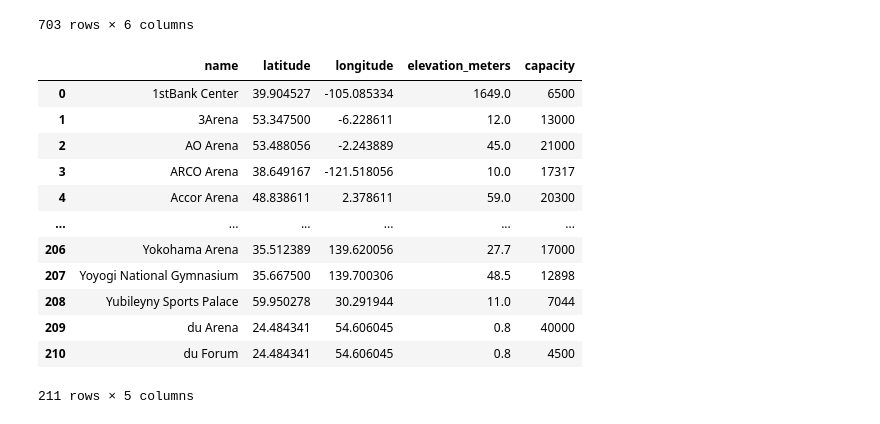
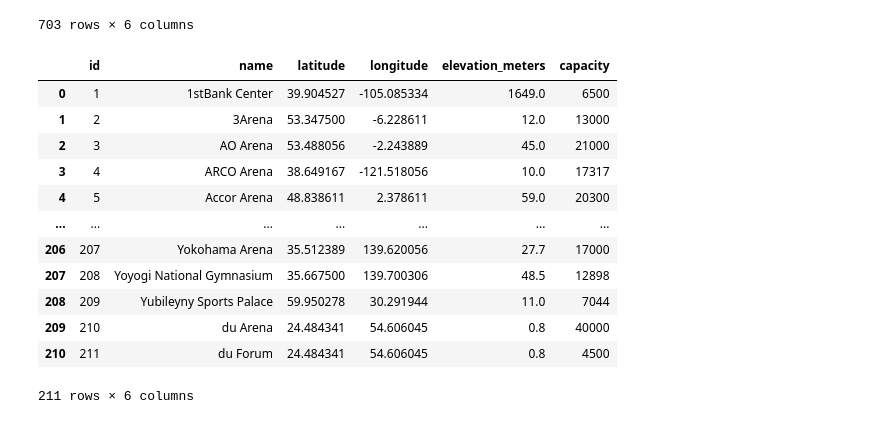
Before and after one commit to ehan03/thesis-stuff, a Jupyter notebook: src/scrapers_misc/wikipedia_events/events_and_venues.ipynb, the cells around one changed output. Cells and saved outputs as stored; diff of their text form; code cells hidden in the pictures.

```diff
--- a/src/scrapers_misc/wikipedia_events/events_and_venues.ipynb
+++ b/src/scrapers_misc/wikipedia_events/events_and_venues.ipynb
@@ -262,43 +262,45 @@ venues_dict_list = [
     {"name": "The O2 Arena", "latitude": 51.5029, "longitude": 0.0032, "elevation_meters": 22.6, "capacity": 20000},
     {"name": "The Palace of Auburn Hills", "latitude": 42.69694444444444, "longitude": -83.24555555555555, "elevation_meters": 294.0, "capacity": 23000},
     {"name": "The SSE Arena", "latitude": 54.60416666666667, "longitude": -5.915, "elevation_meters": 16.0, "capacity": 11058},
     {"name": "The SSE Hydro", "latitude": 55.860297, "longitude": -4.284926, "elevation_meters": 5.7, "capacity": 14500},
     {"name": "The Theater at Virgin Hotels", "latitude": 36.110498, "longitude": -115.154027, "elevation_meters": 626.0, "capacity": 4500},
     {"name": "Thomas & Mack Center", "latitude": 36.105000000000004, "longitude": -115.14416666666668, "elevation_meters": 620.0, "capacity": 18645},
     {"name": "Times Union Center", "latitude": 42.64861111111111, "longitude": -73.75472222222223, "elevation_meters": 14.0, "capacity": 17500},
     {"name": "Tingley Coliseum", "latitude": 35.082413888888894, "longitude": -106.57242777777778, "elevation_meters": 1615.3, "capacity": 11571},
     {"name": "Tokyo Bay NK Hall", "latitude": 35.62675, "longitude": 139.87524444444446, "elevation_meters": 5.0, "capacity": 7000},
     {"name": "Toyota Center", "latitude": 29.750833333333333, "longitude": -95.36222222222221, "elevation_meters": 14.0, "capacity": 19300},
     {"name": "Trump Taj Mahal", "latitude": 39.358653, "longitude": -74.419777, "elevation_meters": 2.1, "capacity": 5000},
     {"name": "U.S. Bank Arena", "latitude": 39.09777777777778, "longitude": -84.50444444444445, "elevation_meters": 149.0, "capacity": 17556},
     {"name": "UBS Arena", "latitude": 40.71179, "longitude": -73.72604, "elevation_meters": 23.0, "capacity": 19000},
     {"name": "UFC Apex", "latitude": 36.068000000000005, "longitude": -115.22800000000001, "elevation_meters": 733.8, "capacity": 1000},
     {"name": "USF Sun Dome", "latitude": 28.05923611111111, "longitude": -82.40647222222223, "elevation_meters": 19.5, "capacity": 10500},
     {"name": "Uber Arena", "latitude": 52.50555555555555, "longitude": 13.443333333333333, "elevation_meters": 34.0, "capacity": 17000},
     {"name": "United Center", "latitude": 41.88055555555555, "longitude": -87.67416666666666, "elevation_meters": 181.0, "capacity": 23500},
     {"name": "VyStar Veterans Memorial Arena", "latitude": 30.325769444444443, "longitude": -81.64506944444445, "elevation_meters": 5.0, "capacity": 15000},
     {"name": "Wells Fargo Center", "latitude": 39.901111111111106, "longitude": -75.17194444444445, "elevation_meters": 7.0, "capacity": 21000},
     {"name": "Wembley Arena", "latitude": 51.558055555555555, "longitude": -0.28305555555555556, "elevation_meters": 50.0, "capacity": 12500},
     {"name": "Yokohama Arena", "latitude": 35.512388888888886, "longitude": 139.62005555555555, "elevation_meters": 27.7, "capacity": 17000},
     {"name": "Yoyogi National Gymnasium", "latitude": 35.6675, "longitude": 139.70030555555553, "elevation_meters": 48.5, "capacity": 12898},
     {"name": "Yubileyny Sports Palace", "latitude": 59.95027777777778, "longitude": 30.291944444444447, "elevation_meters": 11.0, "capacity": 7044},
     {"name": "du Arena", "latitude": 24.48434061111111, "longitude": 54.606045305555554, "elevation_meters": 0.8, "capacity": 40000},
     {"name": "du Forum", "latitude": 24.48434061111111, "longitude": 54.606045305555554, "elevation_meters": 0.8, "capacity": 4500},
 ]
 
 venues = pd.DataFrame(venues_dict_list)
+venues["id"] = range(1, len(venues) + 1)
+venues = venues[["id", "name", "latitude", "longitude", "elevation_meters", "capacity"]]
 venues
 # %% [output]
-|  | name | latitude | longitude | elevation_meters | capacity |
-| 0 | 1stBank Center | 39.904527 | -105.085334 | 1649.0 | 6500 |
-| 1 | 3Arena | 53.347500 | -6.228611 | 12.0 | 13000 |
-| 2 | AO Arena | 53.488056 | -2.243889 | 45.0 | 21000 |
-| 3 | ARCO Arena | 38.649167 | -121.518056 | 10.0 | 17317 |
-| 4 | Accor Arena | 48.838611 | 2.378611 | 59.0 | 20300 |
-| ... | ... | ... | ... | ... | ... |
-| 206 | Yokohama Arena | 35.512389 | 139.620056 | 27.7 | 17000 |
-| 207 | Yoyogi National Gymnasium | 35.667500 | 139.700306 | 48.5 | 12898 |
-| 208 | Yubileyny Sports Palace | 59.950278 | 30.291944 | 11.0 | 7044 |
-| 209 | du Arena | 24.484341 | 54.606045 | 0.8 | 40000 |
-| 210 | du Forum | 24.484341 | 54.606045 | 0.8 | 4500 |
+|  | id | name | latitude | longitude | elevation_meters | capacity |
+| 0 | 1 | 1stBank Center | 39.904527 | -105.085334 | 1649.0 | 6500 |
+| 1 | 2 | 3Arena | 53.347500 | -6.228611 | 12.0 | 13000 |
+| 2 | 3 | AO Arena | 53.488056 | -2.243889 | 45.0 | 21000 |
+| 3 | 4 | ARCO Arena | 38.649167 | -121.518056 | 10.0 | 17317 |
+| 4 | 5 | Accor Arena | 48.838611 | 2.378611 | 59.0 | 20300 |
+| ... | ... | ... | ... | ... | ... | ... |
+| 206 | 207 | Yokohama Arena | 35.512389 | 139.620056 | 27.7 | 17000 |
+| 207 | 208 | Yoyogi National Gymnasium | 35.667500 | 139.700306 | 48.5 | 12898 |
+| 208 | 209 | Yubileyny Sports Palace | 59.950278 | 30.291944 | 11.0 | 7044 |
+| 209 | 210 | du Arena | 24.484341 | 54.606045 | 0.8 | 40000 |
+| 210 | 211 | du Forum | 24.484341 | 54.606045 | 0.8 | 4500 |
-211 rows × 5 columns
+211 rows × 6 columns
```
Also changed, not shown: parts of 1 cell of this notebook, 3 other files.
